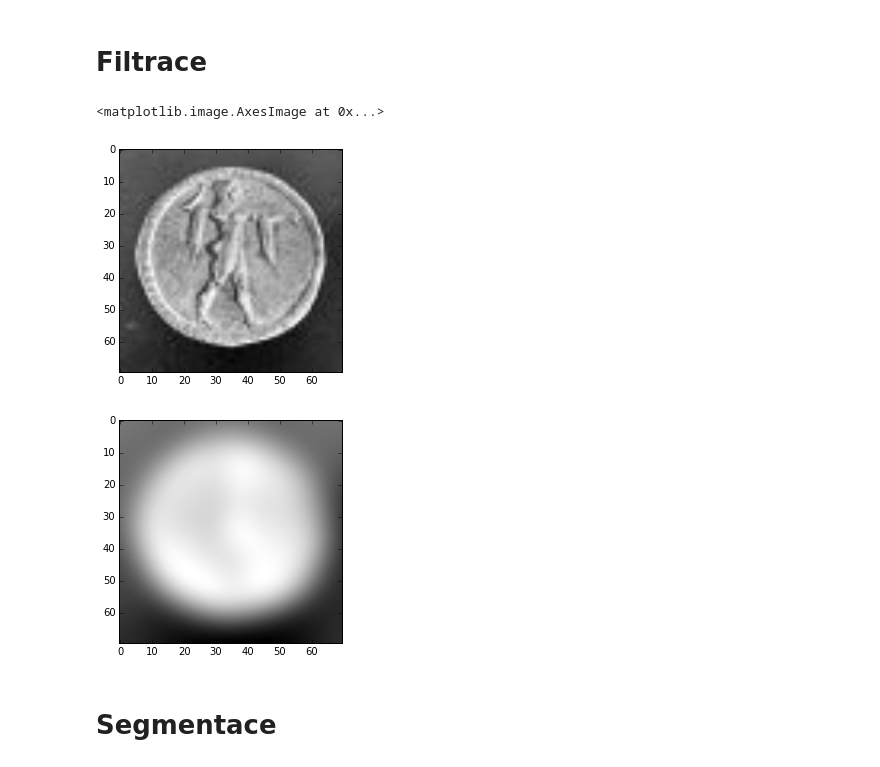
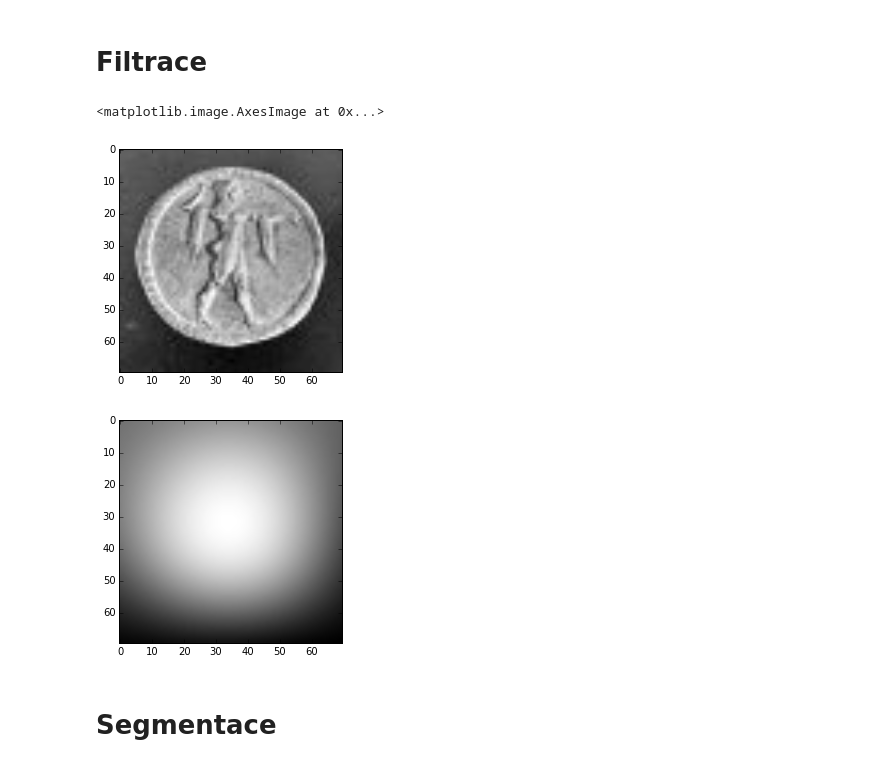
Before and after one commit to mjirik/ZDO, a Jupyter notebook: ZDO_short_tutor.ipynb, the cells around one changed output. Saved outputs shown, nothing was run; the diff lists cells and outputs as text; code cells hidden in the pictures.

```diff
--- a/ZDO_short_tutor.ipynb
+++ b/ZDO_short_tutor.ipynb
@@ -146,15 +146,15 @@ imshow(img, cmap='gray')
 # %%
 coins_zoom = img[10:80, 300:370]
 from scipy import ndimage
-gaussian_coins = gaussian_filter(coins_zoom, sigma=5)
+gaussian_coins = gaussian_filter(coins_zoom, sigma=15)
 
 imshow(coins_zoom, cmap='gray')
 figure()
 imshow(gaussian_coins, cmap='gray')
 # %% [output]
 <matplotlib.image.AxesImage at 0x...>
 [figure]
-[figure, old version]
+[figure, new version]
 # %% [markdown]
 # Segmentace
 # %% [markdown]
```
Also changed, not shown: parts of 14 cells of this notebook.
